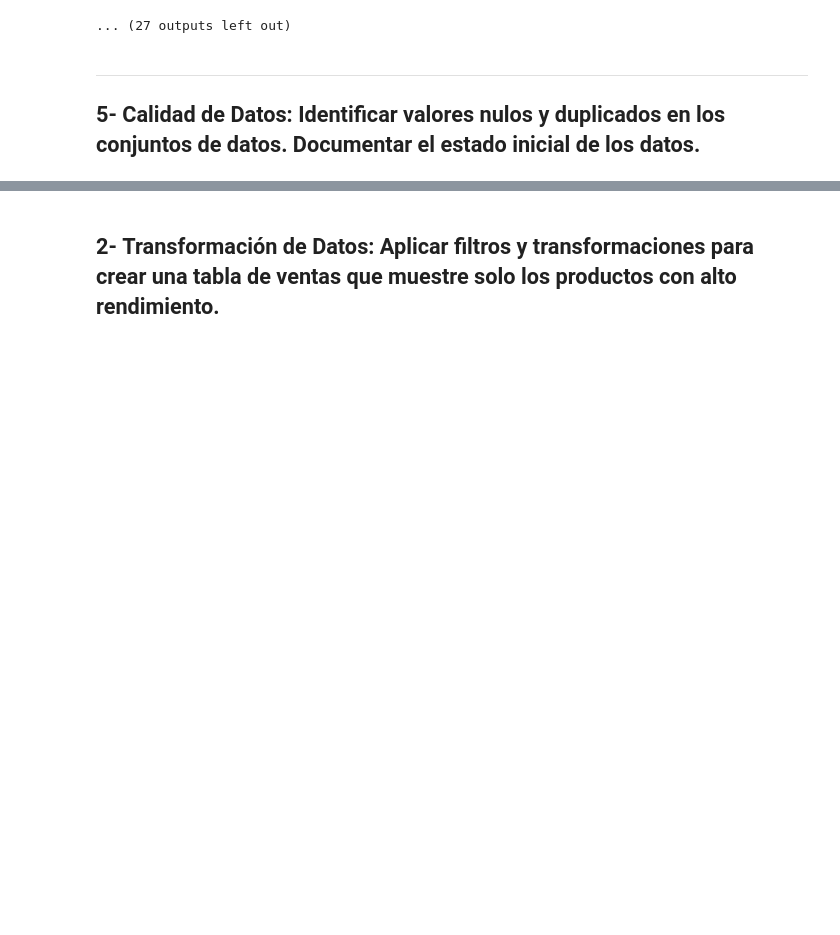
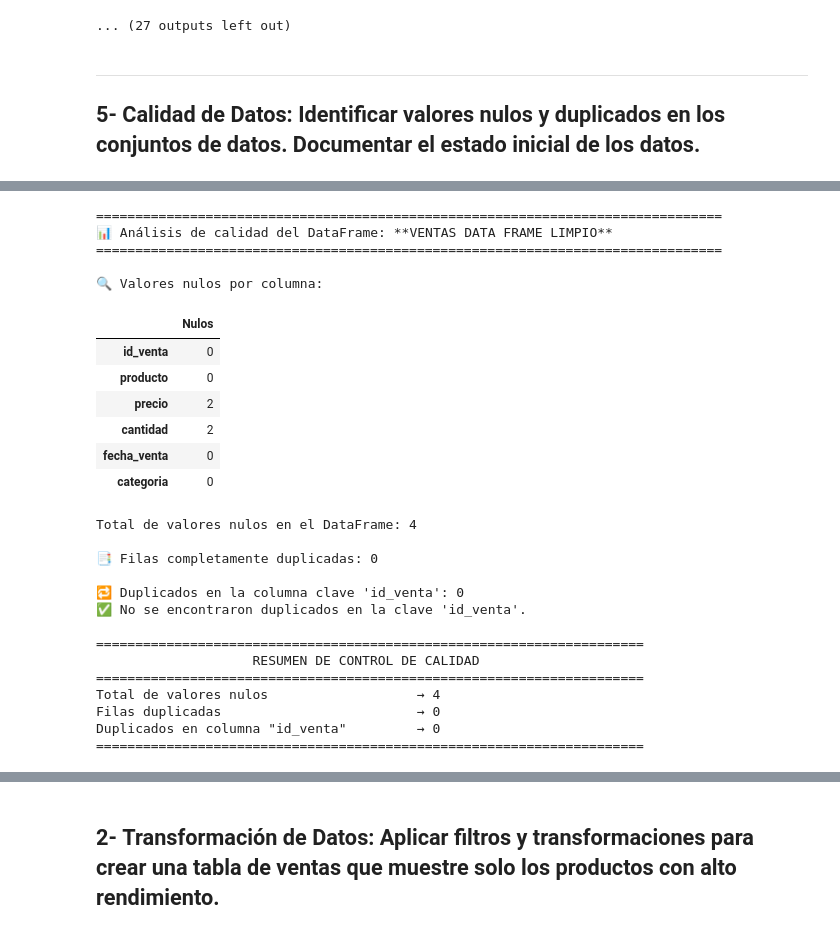
Before and after one commit to rominadelosangelesgalvan-creator/pre_entrega_romina_galvan_DAwPython, a Jupyter notebook: pre_entrega_romina_galvan.ipynb, the cells around one changed output, grey strips where cells are left out. Drawn from its saved outputs; the diff is of its cells as text; code cells hidden in the pictures; blank space fills up the shorter version.

```diff
--- a/pre_entrega_romina_galvan.ipynb
+++ b/pre_entrega_romina_galvan.ipynb
@@ -217,0 +325,50 @@ def calidad(df, nombre, clave=None):
+# %%
+# Sugerencia: aplicar .drop_duplicates(), .str.strip(), .str.replace() según el caso.
+# Documentar el proceso y los resultados.
+# ============================================
+# 🧹 LIMPIEZA Y NORMALIZACIÓN DE LOS DATASETS
+# ============================================
+
+# -------------------------------------------------
+# 1. Crear copias independientes para no modificar los originales
+# -------------------------------------------------
+ventas_clean = df_ventas.copy()
+clientes_clean = df_clientes.copy()
+marketing_clean = df_marketing.copy()
+
+# -------------------------------------------------
+# 2. Eliminar filas completamente duplicadas
+# -------------------------------------------------
+ventas_clean = ventas_clean.drop_duplicates()
+clientes_clean = clientes_clean.drop_duplicates()
+marketing_clean = marketing_clean.drop_duplicates()
+# %%
+# Chequeo que en mi nuevo df no hay duplicados
+calidad(ventas_clean, "VENTAS DATA FRAME LIMPIO", clave="id_venta")
+# %% [output]
+================================================================================
+📊 Análisis de calidad del DataFrame: **VENTAS DATA FRAME LIMPIO**
+================================================================================
+
+🔍 Valores nulos por columna:
+|  | Nulos |
+| id_venta | 0 |
+| producto | 0 |
+| precio | 2 |
+| cantidad | 2 |
+| fecha_venta | 0 |
+| categoria | 0 |
+Total de valores nulos en el DataFrame: 4
+
+📑 Filas completamente duplicadas: 0
+
+🔁 Duplicados en la columna clave 'id_venta': 0
+✅ No se encontraron duplicados en la clave 'id_venta'.
+
+======================================================================
+                    RESUMEN DE CONTROL DE CALIDAD
+======================================================================
+Total de valores nulos                   → 4
+Filas duplicadas                         → 0
+Duplicados en columna "id_venta"         → 0
+======================================================================
```
Also changed, not shown: parts of 16 cells of this notebook.
